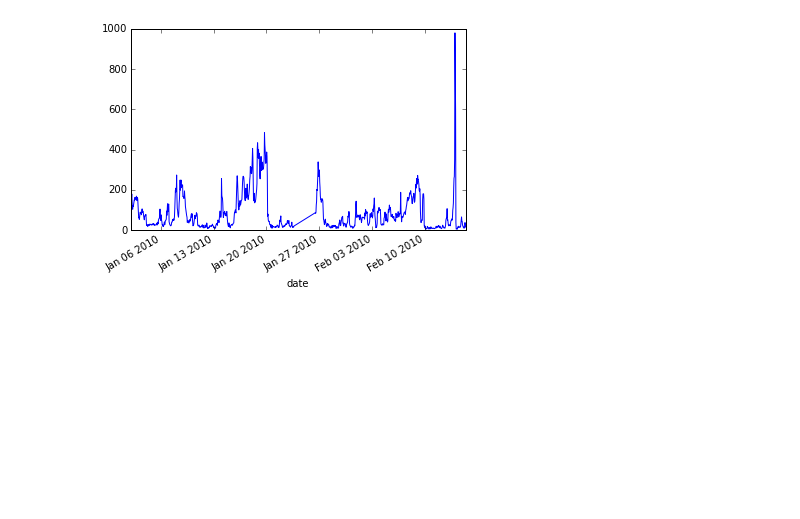
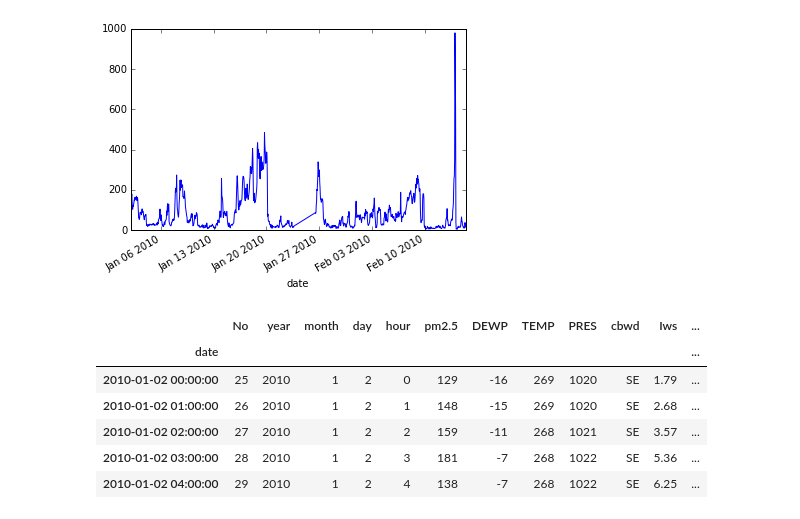
Before and after one commit to zuberahmed99/data-science, a Jupyter notebook: UCI/beijing-pm2.5/beijing_pm.ipynb, the cells around one changed output. Drawn from its saved outputs; the diff is of its cells as text; code cells hidden in the pictures; blank space fills up the shorter version.

```diff
--- a/UCI/beijing-pm2.5/beijing_pm.ipynb
+++ b/UCI/beijing-pm2.5/beijing_pm.ipynb
@@ -133,3 +133,16 @@ df1['pm2.5'].plot()
 # %% [output]
 <matplotlib.axes._subplots.AxesSubplot at 0x...>
 [figure]
+# %%
+data.head()
+data['date'] = pd.to_datetime(data['date'])
+data.index = data['date']
+data.head()
+# %% [output]
+|  | No | year | month | day | hour | pm2.5 | DEWP | TEMP | PRES | cbwd | Iws | ... |
+| date |  |  |  |  |  |  |  |  |  |  |  | ... |
+| 2010-01-02 00:00:00 | 25 | 2010 | 1 | 2 | 0 | 129 | -16 | 269 | 1020 | SE | 1.79 | ... |
+| 2010-01-02 01:00:00 | 26 | 2010 | 1 | 2 | 1 | 148 | -15 | 269 | 1020 | SE | 2.68 | ... |
+| 2010-01-02 02:00:00 | 27 | 2010 | 1 | 2 | 2 | 159 | -11 | 268 | 1021 | SE | 3.57 | ... |
+| 2010-01-02 03:00:00 | 28 | 2010 | 1 | 2 | 3 | 181 | -7 | 268 | 1022 | SE | 5.36 | ... |
+| 2010-01-02 04:00:00 | 29 | 2010 | 1 | 2 | 4 | 138 | -7 | 268 | 1022 | SE | 6.25 | ... |
```
Also changed, not shown: parts of 3 cells of this notebook.
